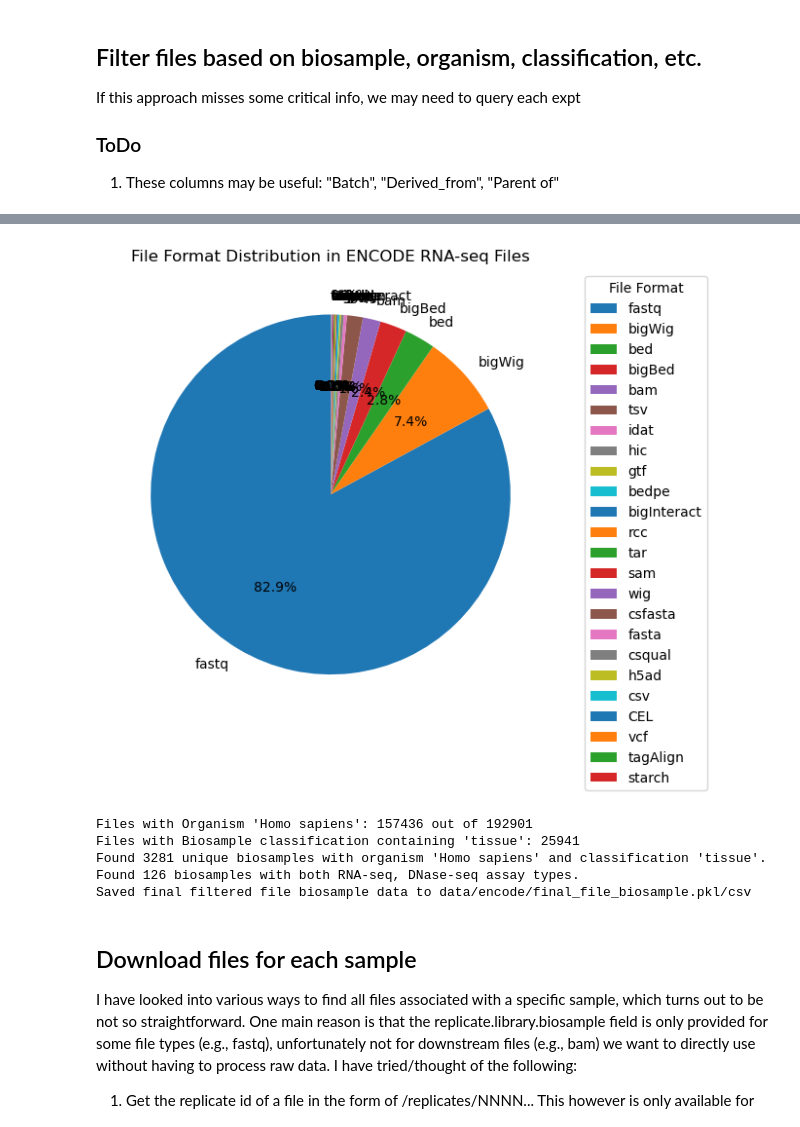
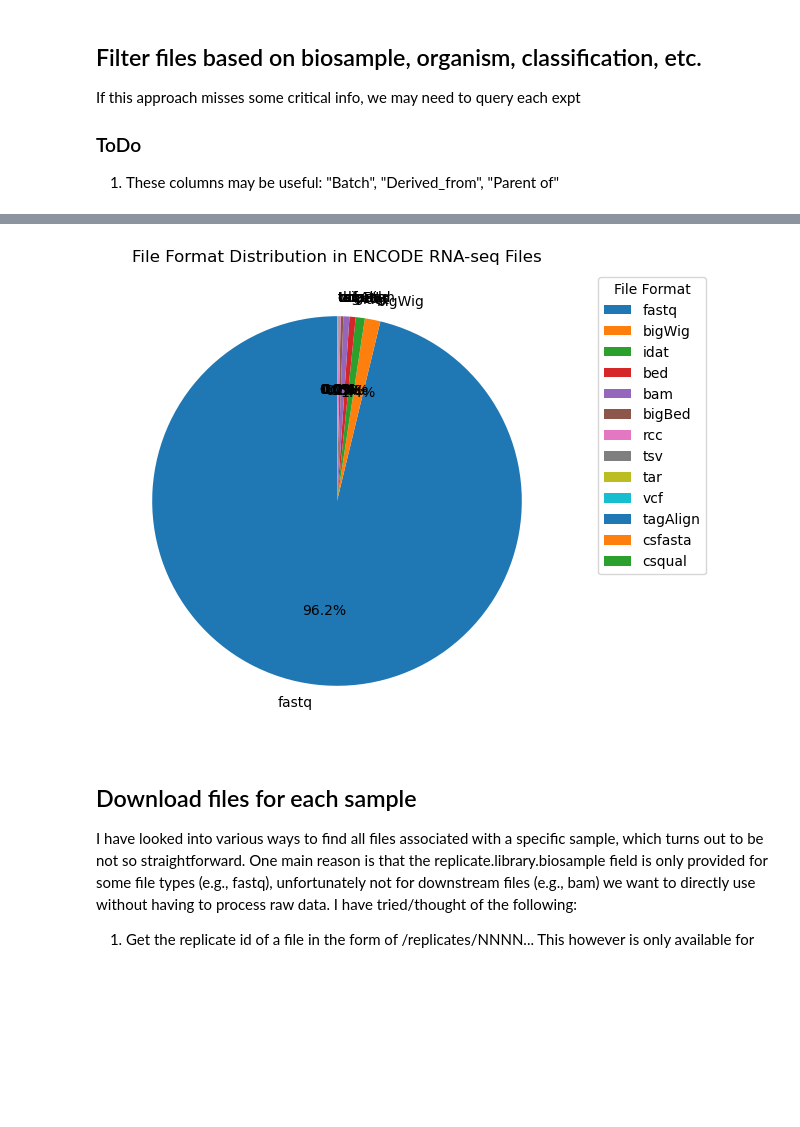
Before and after one commit to qiuresearch/AmbiSplice, a Jupyter notebook: data_prep_encode.ipynb, the cells around one changed output, grey strips where cells are left out. Saved outputs shown, nothing was run; the diff lists cells and outputs as text; code cells hidden in the pictures; blank space fills up the shorter version.

```diff
--- a/data_prep_encode.ipynb
+++ b/data_prep_encode.ipynb
@@ -181,31 +204,31 @@ def check_merge_data_extra(data_df: pd.DataFrame, extra_df: pd.DataFrame,
     if save_path is not None:
         merged_df.to_pickle(Path(save_path).with_suffix('.pkl'))
         merged_df.to_csv(Path(save_path).with_suffix('.csv'), index=False)
-        merged_df.to_csv(Path(save_path).with_suffix('.tsv'), index=False, sep='\t')
+        # merged_df.to_csv(Path(save_path).with_suffix('.tsv'), index=False, sep='\t')
         print(f"Saved merged {data_type} data to {save_path}")
 
     return merged_df
 
-report_file_merged = check_merge_data_extra(
-    all_files, report_file_extra, key='Accession',
-    data_type='File', save_path="data/encode/report_file_merged.pkl")
+init_files_merged = check_merge_data_extra(
+    init_files, init_files_extra, key='Accession',
+    data_type='File', save_path="data/encode/init_files_merged.pkl")
 
-report_sam_merged = check_merge_data_extra(
-    all_samples, report_sam_extra, key='Accession',
-    data_type='Biosample', save_path="data/encode/report_sam_merged.pkl")
+init_samples_merged = check_merge_data_extra(
+    init_samples, init_samples_extra, key='Accession',
+    data_type='Biosample', save_path="data/encode/init_samples_merged.pkl")
 
-report_expt_merged = check_merge_data_extra(
-    all_experiments, report_expt_extra, key='Accession',
-    data_type='Experiment', save_path="data/encode/report_expt_merged.pkl")
+init_experiments_merged = check_merge_data_extra(
+    init_experiments, init_experiments_extra, key='Accession',
+    data_type='Experiment', save_path="data/encode/init_experiments_merged.pkl")
 
-print(f"Merging report_file_all shape: {report_file_merged.shape}, report_sam shape: {report_sam_merged.shape}")
+print(f"Merging all init files shape: {init_files_merged.shape}, all samples shape: {init_samples_merged.shape}")
 # sam_columns = ['ID', 'Biosample age', 'Biosample term name', 'Biosample classification', 'Biosample treatment', 'Organism', 'Child biosamples']
-report_file_biosample = pd.merge(report_file_merged, report_sam_merged, left_on='Biosample accession', right_on='Accession', how='left', suffixes=('', '_sam'))
-report_file_biosample.drop(columns=['ID_sam', 'Accession_sam'], inplace=True)
-print(f"Final merged file report shape: {report_file_biosample.shape}")
-report_file_biosample.to_pickle("data/encode/report_file_biosample.pkl")
-report_file_biosample.to_csv("data/encode/report_file_biosample.csv", index=False)
-print("Saved final merged file report to data/encode/report_file_biosample.pkl/csv")
+init_files_samples = pd.merge(init_files_merged, init_samples_merged, left_on='Biosample accession', right_on='Accession', how='left', suffixes=('', '_sam'))
+init_files_samples.drop(columns=['ID_sam', 'Accession_sam'], inplace=True)
+print(f"Final merged file report shape: {init_files_samples.shape}")
+init_files_samples.to_pickle("data/encode/init_files_samples.pkl")
+init_files_samples.to_csv("data/encode/init_files_samples.csv", index=False)
+print("Saved final merged file report to data/encode/init_files_samples.pkl/csv")
 # %% [output]
 Found 1283 duplicate accessions in Accession data of type File.
 Found 1283 duplicate accessions in Accession extra data of type File.
@@ -458,54 +559,14 @@ Number of rows where 'Batch' equals 'Biosample accession': 0 out of 192901
 # %%
-# Do a pie plot of the 'File format' column of file_biosample_filtered
 from matplotlib import pyplot as plt
-file_format_counts = files_with_biosample['File Format'].value_counts()
+file_format_counts = interim_files_samples['File Format'].value_counts()
 plt.figure(figsize=(8, 6))
 file_format_counts.plot.pie(autopct='%1.1f%%', startangle=90)
 plt.title('File Format Distribution in ENCODE RNA-seq Files')
 plt.ylabel('')
 plt.legend(title='File Format', bbox_to_anchor=(1.05, 1), loc='upper left')
 plt.show()
 # %% [output]
-[figure, old version]
+[figure, new version]
-# %%
-organism = 'Homo sapiens'
-file_biosample_filtered = files_with_biosample[files_with_biosample['Organism'] == organism]
-print(f"Files with Organism '{organism}': {len(file_biosample_filtered)} out of {len(files_with_biosample)}")
-
-sam_type = 'tissue'
-file_biosample_filtered2 = file_biosample_filtered[file_biosample_filtered['Biosample classification'].str.contains(sam_type, case=False, na=False)]
-print(f"Files with Biosample classification containing '{sam_type}': {len(file_biosample_filtered2)}")
-
-# find biosamples whose group has rows with "Assay term name" containing "RNA-seq" and rows with "Assay term name" containing "DNase-seq"
-assay_types = ['RNA-seq', 'DNase-seq']
-final_biosample_list = []
-final_file_biosample = []
-
-files_groupby_biosample = file_biosample_filtered2.groupby('Biosample accession')
-print(f"Found {len(files_groupby_biosample)} unique biosamples with organism '{organism}' and classification '{sam_type}'.")
-
-for biosample_acc, biosample_group in files_groupby_biosample:
-    has_assay_terms = [any(biosample_group['Assay term name'].str.contains(assay_type, case=False, na=False)) for assay_type in assay_types]
-    if all(has_assay_terms):
-        final_biosample_list.append(biosample_acc)
-        final_file_biosample.append(biosample_group)
-print(f"Found {len(final_biosample_list)} biosamples with both {', '.join(assay_types)} assay types.")
-final_file_biosample = pd.concat(final_file_biosample)
-
-final_file_biosample.to_pickle("data/encode/final_file_biosample.pkl")
-final_file_biosample.to_csv("data/encode/final_file_biosample.csv", index=False)
-print("Saved final filtered file biosample data to data/encode/final_file_biosample.pkl/csv")
-
-final_biosamples = report_sam_merged[report_sam_merged['Accession'].isin(final_biosample_list)]
-final_biosamples.to_pickle("data/encode/final_biosamples.pkl")
-final_biosamples.to_csv("data/encode/final_biosamples.csv", index=False)
-print("Saved final filtered biosample data to data/encode/final_biosamples.pkl/csv")
-# %% [output]
-Files with Organism 'Homo sapiens': 157436 out of 192901
-Files with Biosample classification containing 'tissue': 25941
-Found 3281 unique biosamples with organism 'Homo sapiens' and classification 'tissue'.
-Found 126 biosamples with both RNA-seq, DNase-seq assay types.
-Saved final filtered file biosample data to data/encode/final_file_biosample.pkl/csv
 # %% [markdown]
 ## Download files for each sample
 
```
Also changed, not shown: parts of 9 cells of this notebook, 13 other files.
